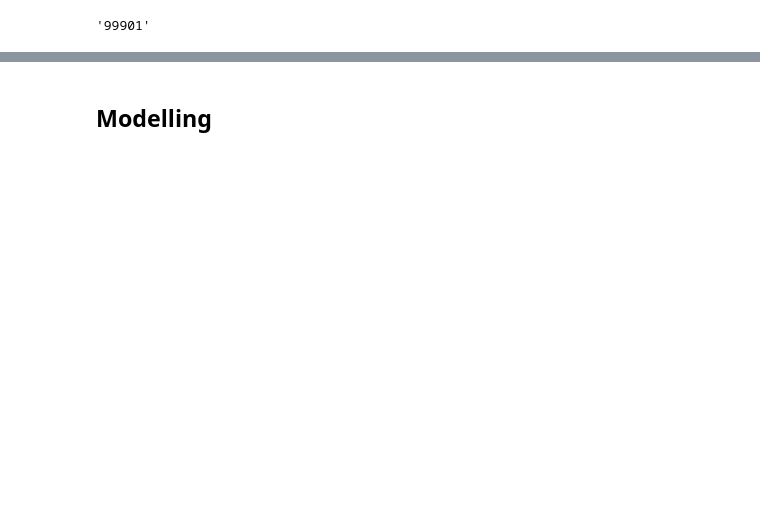
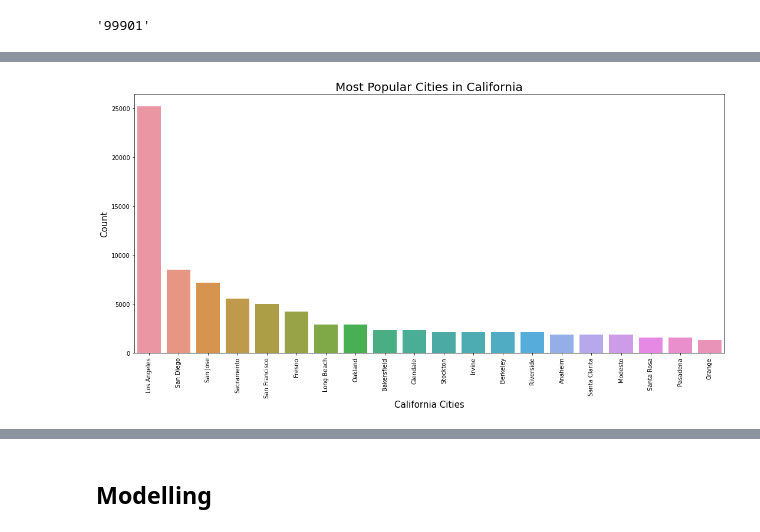
Before and after one commit to EdmundNyaribo/Phase-4-Project, a Jupyter notebook: Student.ipynb, the cells around one changed output, grey strips where cells are left out. Saved outputs shown, nothing was run; the diff lists cells and outputs as text; code cells hidden in the pictures; blank space fills up the shorter version.

```diff
--- a/Student.ipynb
+++ b/Student.ipynb
@@ -421,3 +484,5 @@ melted_df
+# %%
+melted_df['value'] = melted_df['value'].astype('float')
 # %%
 # Visual of overall trends
 
@@ -479,0 +535,3 @@ plt.show()
+# %%
+ca_df = melted_df[melted_df['State'] == 'California']
+ca_df
@@ -479,0 +552,12 @@ plt.show()
+# %%
+# plotting the most popular cities in the most popular state dataset
+plt.figure(figsize=(15,8))
+sns.countplot(x='City', data=ca_df, order=ca_df.City.value_counts().index[:20])
+plt.xlabel("California Cities",fontsize=15)
+plt.ylabel("Count",fontsize=15)
+plt.title("Most Popular Cities in California",fontsize=20)
+plt.xticks(rotation=90) # Rotate x-axis labels for better readability
+plt.tight_layout() # Adjust layout for better spacing
+plt.show()
+# %% [output]
+[figure, added]
```
Also changed, not shown: parts of 88 cells of this notebook.
